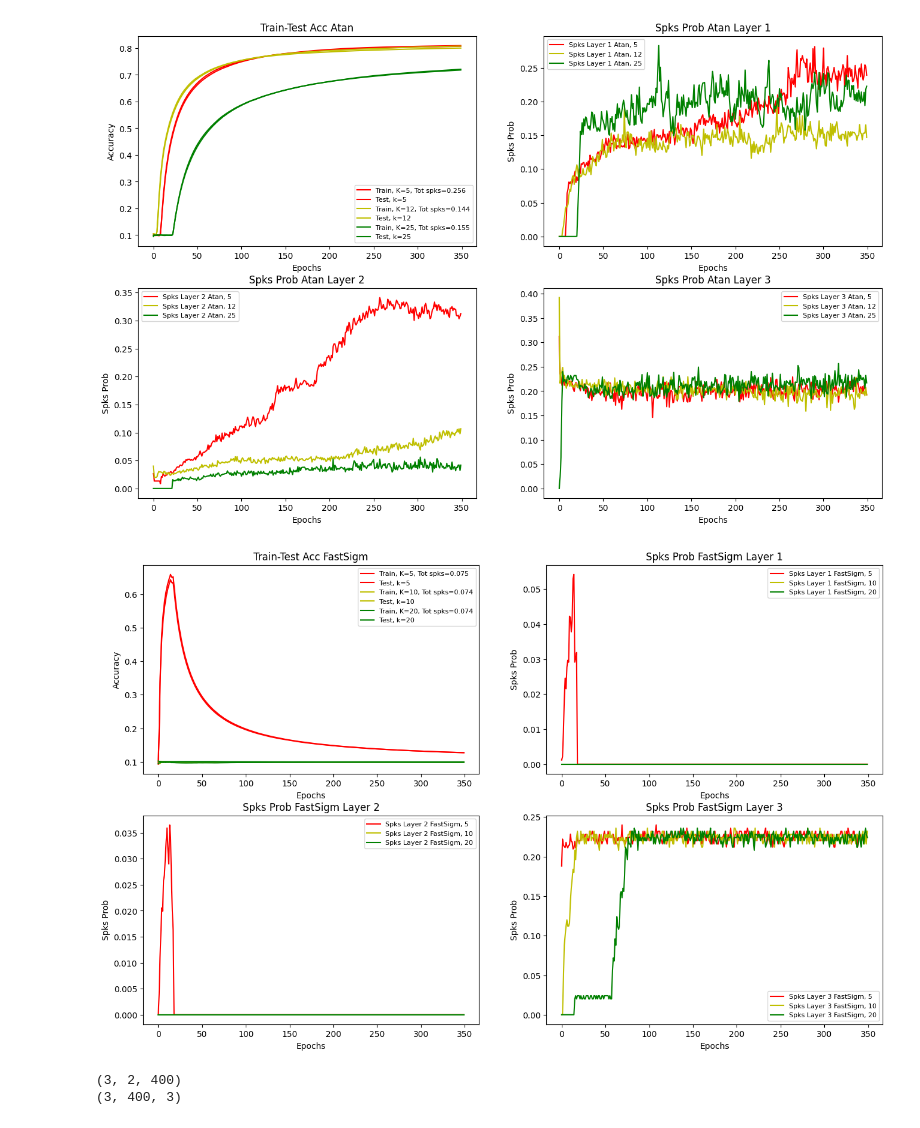
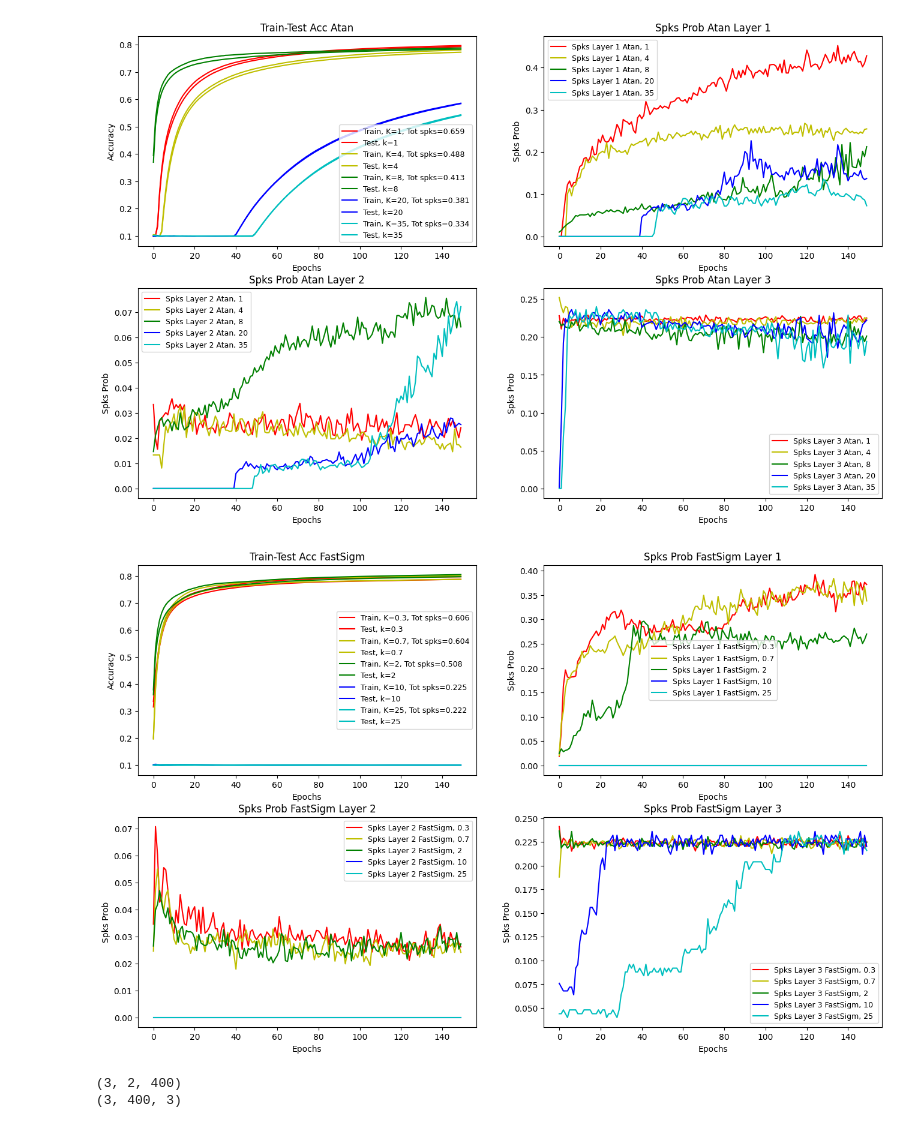
Before and after one commit to LucaFrat/Research_Intern_SNN, a Jupyter notebook: Visualize_surr_coeff.ipynb, the cells around one changed output. Cells and saved outputs as stored; diff of their text form; code cells hidden in the pictures.

Commit message:
complete visuals for report

```diff
--- a/Visualize_surr_coeff.ipynb
+++ b/Visualize_surr_coeff.ipynb
@@ -5,10 +5,10 @@ import constants as c
 # %%
 # Load data different surrogate functions
 
-spks_layers = np.load('Diff_Surrogates/Spks_layers.npy')
-pots_layers = np.squeeze(np.load('Diff_Surrogates/Potential.npy'))
-spks_tot_overall = np.load('Diff_Surrogates/Spks_tot_overall.npy')
-accs = np.squeeze(np.load('Diff_Surrogates/Accs.npy'))
+spks_layers = np.load('Diff_Surrogates2/Spks_layers.npy')
+pots_layers = np.squeeze(np.load('Diff_Surrogates2/Potential.npy'))
+spks_tot_overall = np.sum(np.load('Diff_Surrogates2/Spks_tot_overall.npy'), axis=2)
+accs = np.squeeze(np.load('Diff_Surrogates2/Accs.npy'))
 
 spks_layers = np.transpose(spks_layers, (0,1,3,2))
 pots_layers = np.sum(np.transpose(pots_layers, (0,1,3,2)), axis=2)
@@ -52,52 +33,52 @@ epochs = range(np.shape(spks_layers)[-1])
 
 colors = ['r', 'y', 'g', 'b', 'c', 'm', 'k']
 SURR_NAMES = ['Atan', 'FastSigm']
-SURR_SLOPES = {'Atan': [5, 12, 25], 'FastSigm': [5, 10, 20]}
+SURR_SLOPES = {'Atan': [1, 4, 8, 20, 35], 'FastSigm': [0.3, 0.7, 2, 10, 25]}
 
 
 def plot_surrogate_function(index_surr: int):
 
     fig, axes = plt.subplots(2,2, figsize=(16,10))
-    # loop over the 3 slopes
+    # loop over the 3/4 slopes
     for i in range(np.shape(spks_layers)[1]):
         axes[0,0].plot(epochs, accs[index_surr][i][0], f'{colors[i]}',
                        label=f'Train, K={SURR_SLOPES[SURR_NAMES[index_surr]][i]}, Tot spks={spks_tot_overall[index_surr][i]:.3f}')
         axes[0,0].plot(epochs, accs[index_surr][i][1], f'{colors[i]}',
                        label=f'Test, k={SURR_SLOPES[SURR_NAMES[index_surr]][i]}')
         axes[0,1].plot(epochs, spks_layers[index_surr][i][0], f'{colors[i]}',
                        label=f'Spks Layer 1 {SURR_NAMES[index_surr]}, {SURR_SLOPES[SURR_NAMES[index_surr]][i]}')
         axes[1,0].plot(epochs, spks_layers[index_surr][i][1], f'{colors[i]}',
                        label=f'Spks Layer 2 {SURR_NAMES[index_surr]}, {SURR_SLOPES[SURR_NAMES[index_surr]][i]}')
         axes[1,1].plot(epochs, spks_layers[index_surr][i][2], f'{colors[i]}',
                        label=f'Spks Layer 3 {SURR_NAMES[index_surr]}, {SURR_SLOPES[SURR_NAMES[index_surr]][i]}')
 
     axes[0,0].set_title(f'Train-Test Acc {SURR_NAMES[index_surr]}')
     axes[0,1].set_title(f'Spks Prob {SURR_NAMES[index_surr]} Layer 1')
     axes[1,0].set_title(f'Spks Prob {SURR_NAMES[index_surr]} Layer 2')
     axes[1,1].set_title(f'Spks Prob {SURR_NAMES[index_surr]} Layer 3')
     axes[0,0].set_xlabel('Epochs')
     axes[0,1].set_xlabel('Epochs')
     axes[1,0].set_xlabel('Epochs')
     axes[1,1].set_xlabel('Epochs')
 
     axes[0,0].set_ylabel('Accuracy')
     axes[0,1].set_ylabel('Spks Prob')
     axes[1,0].set_ylabel('Spks Prob')
     axes[1,1].set_ylabel('Spks Prob')
 
-    axes[0,0].legend(fontsize=8)
-    axes[0,1].legend(fontsize=8)
-    axes[1,0].legend(fontsize=8)
-    axes[1,1].legend(fontsize=8)
+    axes[0,0].legend(fontsize=9)
+    axes[0,1].legend(fontsize=9)
+    axes[1,0].legend(fontsize=9)
+    axes[1,1].legend(fontsize=9)
 
 
 for index in range(len(SURR_NAMES)):
     plot_surrogate_function(index_surr=index)
 
 plt.show()
 # %% [output]
-[figure, old version]
+[figure, new version]
-[figure, old version]
+[figure, new version]
 # %%
 # Load data to check accuracy vs sparsity correlation, changing surrogate functions coefficient
 
```
Also changed, not shown: parts of 2 cells of this notebook, 4 other files.
